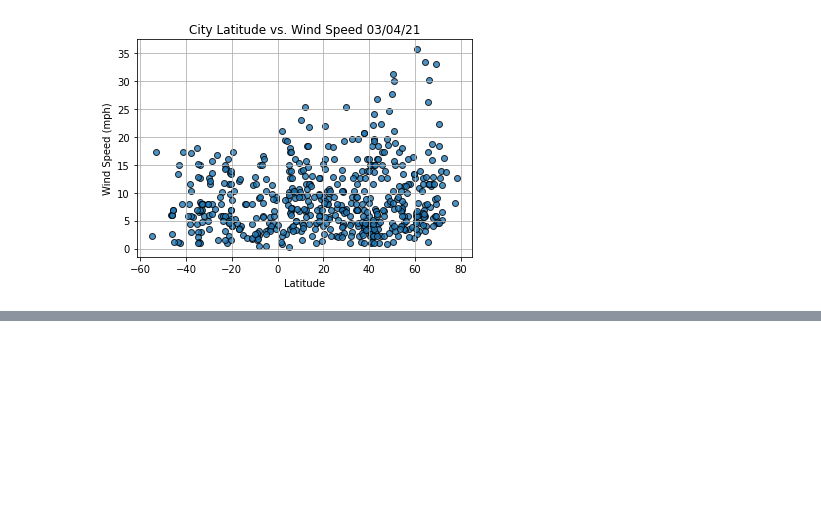
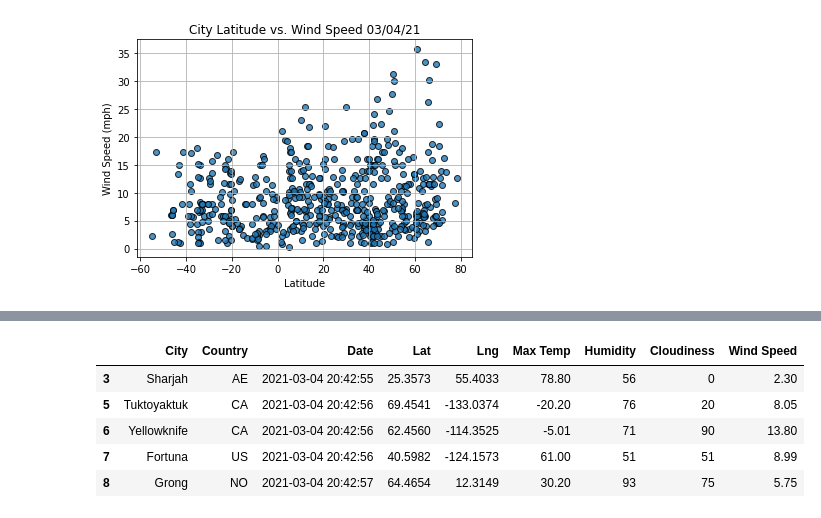
Before and after one commit to lgodleski/World_Weather_Analysis, a Jupyter notebook: WeatherPy.ipynb, the cells around one changed output, grey strips where cells are left out. Saved outputs shown, nothing was run; the diff lists cells and outputs as text; code cells hidden in the pictures; blank space fills up the shorter version.

```diff
--- a/WeatherPy.ipynb
+++ b/WeatherPy.ipynb
@@ -251,0 +290,9 @@ plt.show()
+# %%
+city_data_df.loc[(city_data_df["Lat"] >= 0)].head()
+# %% [output]
+|  | City | Country | Date | Lat | Lng | Max Temp | Humidity | Cloudiness | Wind Speed |
+| 3 | Sharjah | AE | 2021-03-04 20:42:55 | 25.3573 | 55.4033 | 78.80 | 56 | 0 | 2.30 |
+| 5 | Tuktoyaktuk | CA | 2021-03-04 20:42:56 | 69.4541 | -133.0374 | -20.20 | 76 | 20 | 8.05 |
+| 6 | Yellowknife | CA | 2021-03-04 20:42:56 | 62.4560 | -114.3525 | -5.01 | 71 | 90 | 13.80 |
+| 7 | Fortuna | US | 2021-03-04 20:42:56 | 40.5982 | -124.1573 | 61.00 | 51 | 51 | 8.99 |
+| 8 | Grong | NO | 2021-03-04 20:42:57 | 64.4654 | 12.3149 | 30.20 | 93 | 75 | 5.75 |
```
Also changed, not shown: parts of 5 cells of this notebook.
